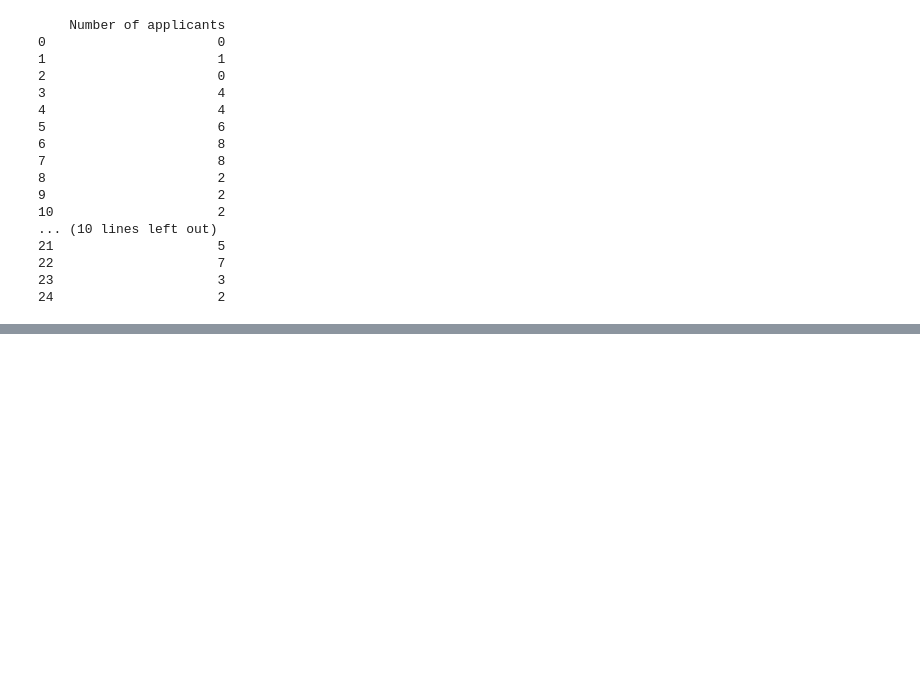
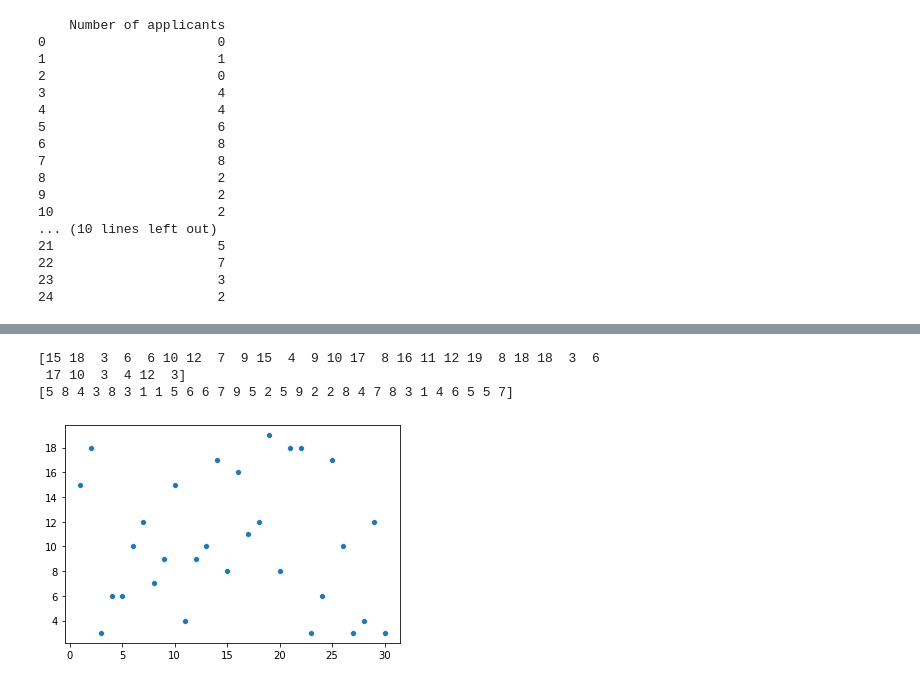
Before and after one commit to Ainara12/Fundamentals-DataAnalysis-tasks, a Jupyter notebook: Playing with synthetic data creation.ipynb, the cells around one changed output, grey strips where cells are left out. Drawn from its saved outputs; the diff is of its cells as text; code cells hidden in the pictures; blank space fills up the shorter version.

```diff
--- a/Playing with synthetic data creation.ipynb
+++ b/Playing with synthetic data creation.ipynb
@@ -107,0 +167,37 @@ print(df)
+# %%
+#Trying again.
+#Now I am creating and plotting data for women that tried a certain drug and got cured vs women that were not cured.
+
+
+import numpy as np
+import pandas as pd
+import random
+import matplotlib.pyplot as plt
+import seaborn as sns
+
+np.random.seed(0)
+
+a=np.random.randint(3,20,30)#number of observations of cured adults with drug A
+b=np.random.randint(1,10,30)#number of observations of non cured adults with drug B
+print(a)
+print(b)
+
+
+
+x = np.linspace(1, 30, 30)
+y1=a
+y2=b
+
+sns.scatterplot(x,y1)
+
+
+
+#plt.barchar(x, y1, y2)
+#yfit = [a + b * xi for xi in x]
+#plt.plot(x,y1,y2)
+plt.show()
+# %% [output]
+[15 18  3  6  6 10 12  7  9 15  4  9 10 17  8 16 11 12 19  8 18 18  3  6
+ 17 10  3  4 12  3]
+[5 8 4 3 8 3 1 1 5 6 6 7 9 5 2 5 9 2 2 8 4 7 8 3 1 4 6 5 5 7]
+[figure, added]
```
Also changed, not shown: parts of 9 cells of this notebook, 1 other file.
